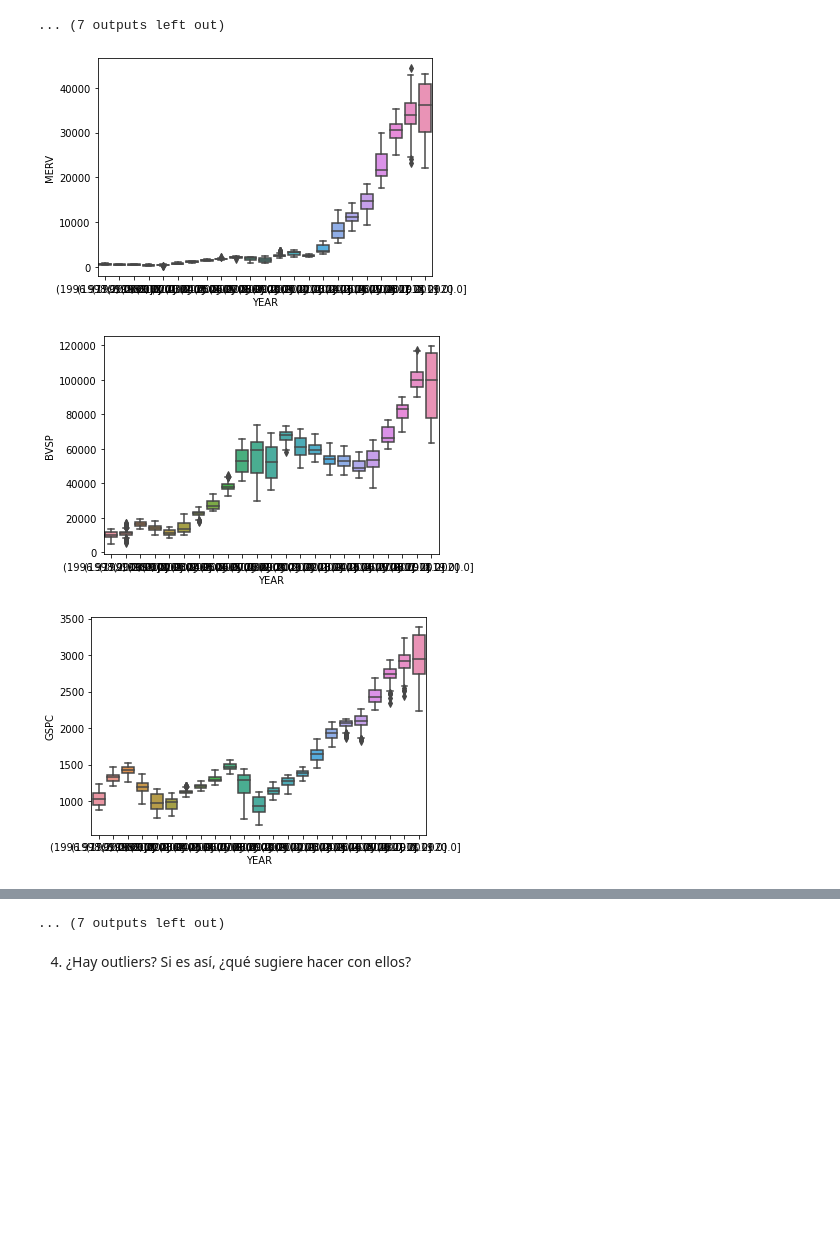
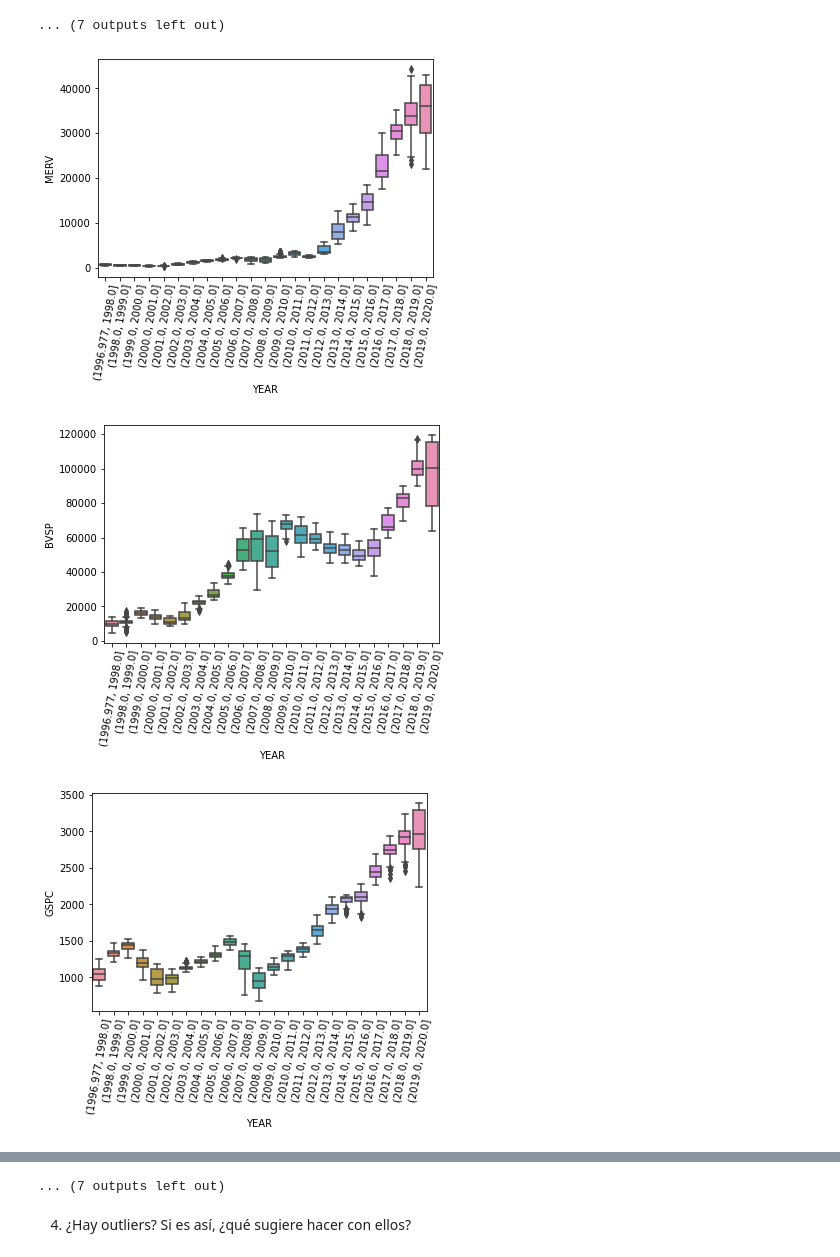
Before and after one commit to Martin317/mentoria-prediccion-indices-financieros, a Jupyter notebook: TP1AnalisisYVisualizacion.ipynb, the cells around one changed output, grey strips where cells are left out. Cells and saved outputs as stored; diff of their text form; code cells hidden in the pictures; blank space fills up the shorter version.

```diff
--- a/TP1AnalisisYVisualizacion.ipynb
+++ b/TP1AnalisisYVisualizacion.ipynb
@@ -237,8 +237,9 @@ for col in columns:
 # %%
 for col in columns:
     seaborn.boxplot(data=df, x=year_segment, y=col)
+    plt.xticks(rotation=80)
     plt.show()
 # %% [output]
-[figure, old version]
+[figure, new version]
-[figure, old version]
+[figure, new version]
-[figure, old version]
+[figure, new version]
```
Also changed, not shown: parts of 3 cells of this notebook.
